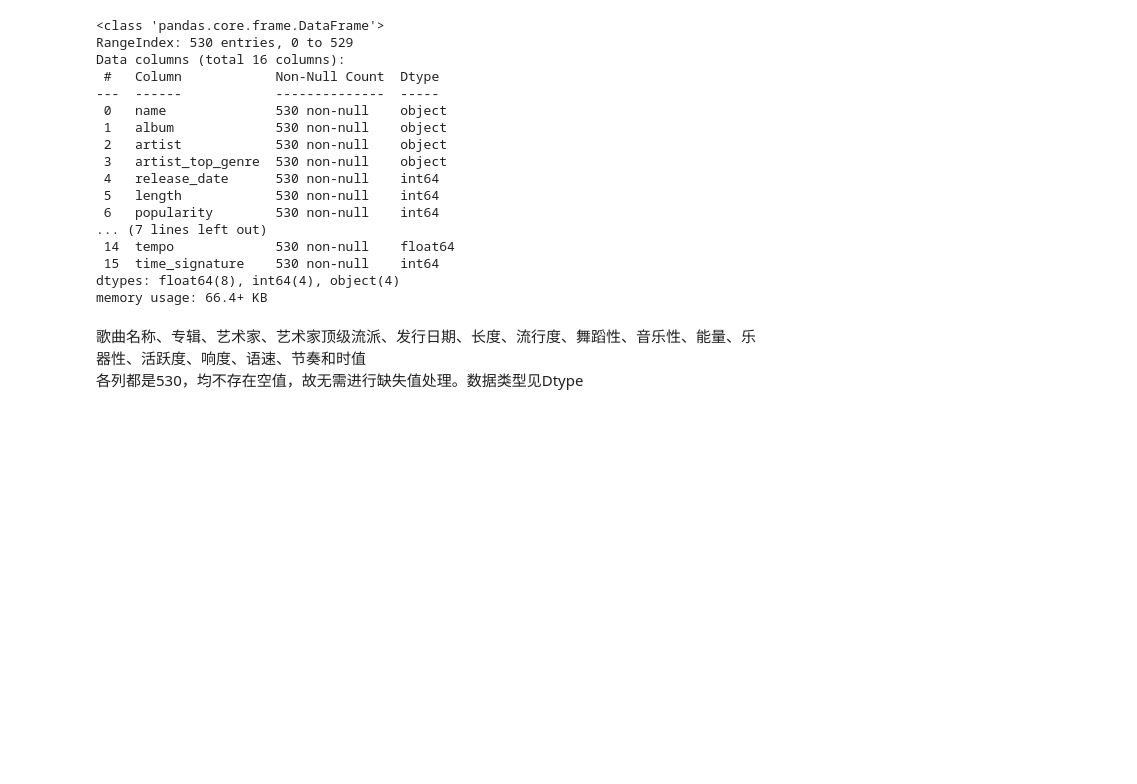
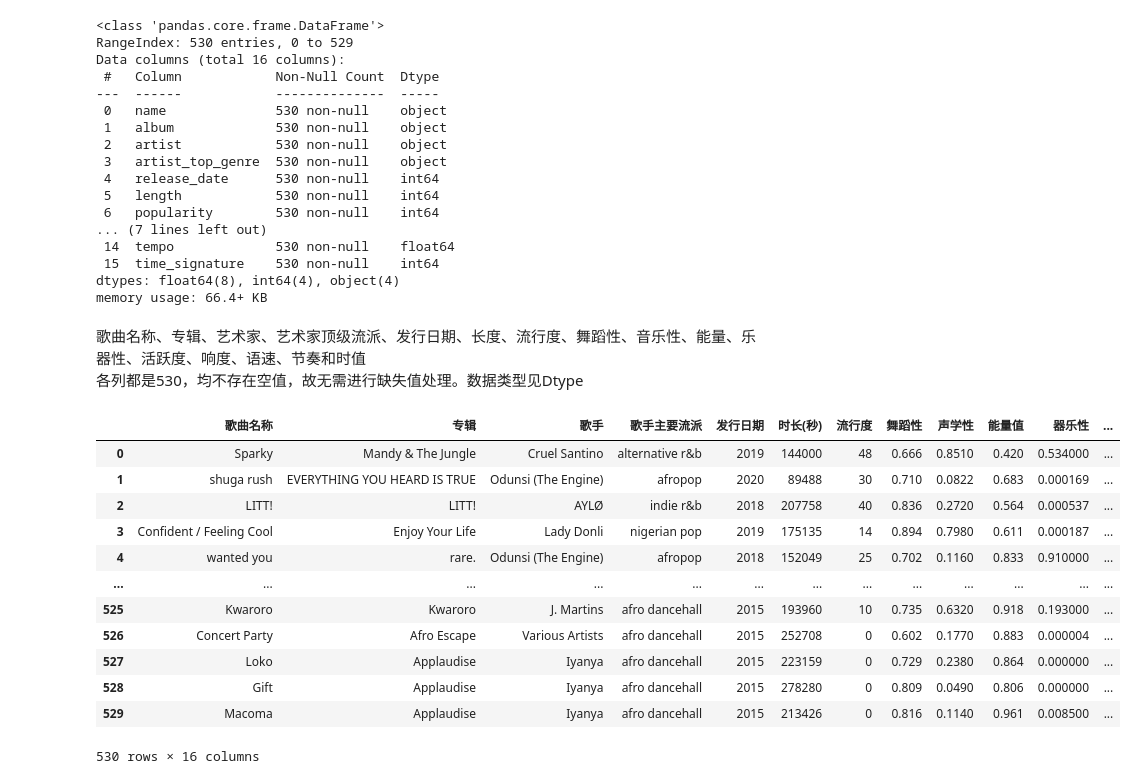
Before and after one commit to liushisi7/liushisi7_xiaoxueqi_renmeng, a Jupyter notebook: 作业一/test_6_23.ipynb, the cells around one changed output. Drawn from its saved outputs; the diff is of its cells as text; code cells hidden in the pictures; blank space fills up the shorter version.

```diff
--- a/作业一/test_6_23.ipynb
+++ b/作业一/test_6_23.ipynb
@@ -53,3 +53,23 @@ memory usage: 66.4+ KB
 # %% [markdown]
 歌曲名称、专辑、艺术家、艺术家顶级流派、发行日期、长度、流行度、舞蹈性、音乐性、能量、乐器性、活跃度、响度、语速、节奏和时值
 各列都是530，均不存在空值，故无需进行缺失值处理。数据类型见Dtype
+# %%
+# 替换列名称，便于理解
+# 原始列名: ['name', 'album', 'artist', 'artist_top_genre', 'release_date', 'length', 'popularity', 'danceability', 'acousticness', 'energy', 'instrumentalness', 'liveness', 'loudness', 'speechiness', 'tempo', 'time_signature']
+data.columns = ['歌曲名称', '专辑', '歌手', '歌手主要流派', '发行日期', '时长(秒)', '流行度', '舞蹈性', '声学性', '能量值', '器乐性', '现场感', '响度(dB)', '语音性/说唱成分', '节拍速度(BPM)', '拍号']
+# 查看数据的前5行
+data
+# %% [output]
+|  | 歌曲名称 | 专辑 | 歌手 | 歌手主要流派 | 发行日期 | 时长(秒) | 流行度 | 舞蹈性 | 声学性 | 能量值 | 器乐性 | ... |
+| 0 | Sparky | Mandy & The Jungle | Cruel Santino | alternative r&b | 2019 | 144000 | 48 | 0.666 | 0.8510 | 0.420 | 0.534000 | ... |
+| 1 | shuga rush | EVERYTHING YOU HEARD IS TRUE | Odunsi (The Engine) | afropop | 2020 | 89488 | 30 | 0.710 | 0.0822 | 0.683 | 0.000169 | ... |
+| 2 | LITT! | LITT! | AYLØ | indie r&b | 2018 | 207758 | 40 | 0.836 | 0.2720 | 0.564 | 0.000537 | ... |
+| 3 | Confident / Feeling Cool | Enjoy Your Life | Lady Donli | nigerian pop | 2019 | 175135 | 14 | 0.894 | 0.7980 | 0.611 | 0.000187 | ... |
+| 4 | wanted you | rare. | Odunsi (The Engine) | afropop | 2018 | 152049 | 25 | 0.702 | 0.1160 | 0.833 | 0.910000 | ... |
+| ... | ... | ... | ... | ... | ... | ... | ... | ... | ... | ... | ... | ... |
+| 525 | Kwaroro | Kwaroro | J. Martins | afro dancehall | 2015 | 193960 | 10 | 0.735 | 0.6320 | 0.918 | 0.193000 | ... |
+| 526 | Concert Party | Afro Escape | Various Artists | afro dancehall | 2015 | 252708 | 0 | 0.602 | 0.1770 | 0.883 | 0.000004 | ... |
+| 527 | Loko | Applaudise | Iyanya | afro dancehall | 2015 | 223159 | 0 | 0.729 | 0.2380 | 0.864 | 0.000000 | ... |
+| 528 | Gift | Applaudise | Iyanya | afro dancehall | 2015 | 278280 | 0 | 0.809 | 0.0490 | 0.806 | 0.000000 | ... |
+| 529 | Macoma | Applaudise | Iyanya | afro dancehall | 2015 | 213426 | 0 | 0.816 | 0.1140 | 0.961 | 0.008500 | ... |
+530 rows × 16 columns
```
Also changed, not shown: parts of 5 cells of this notebook, 7 other files.
